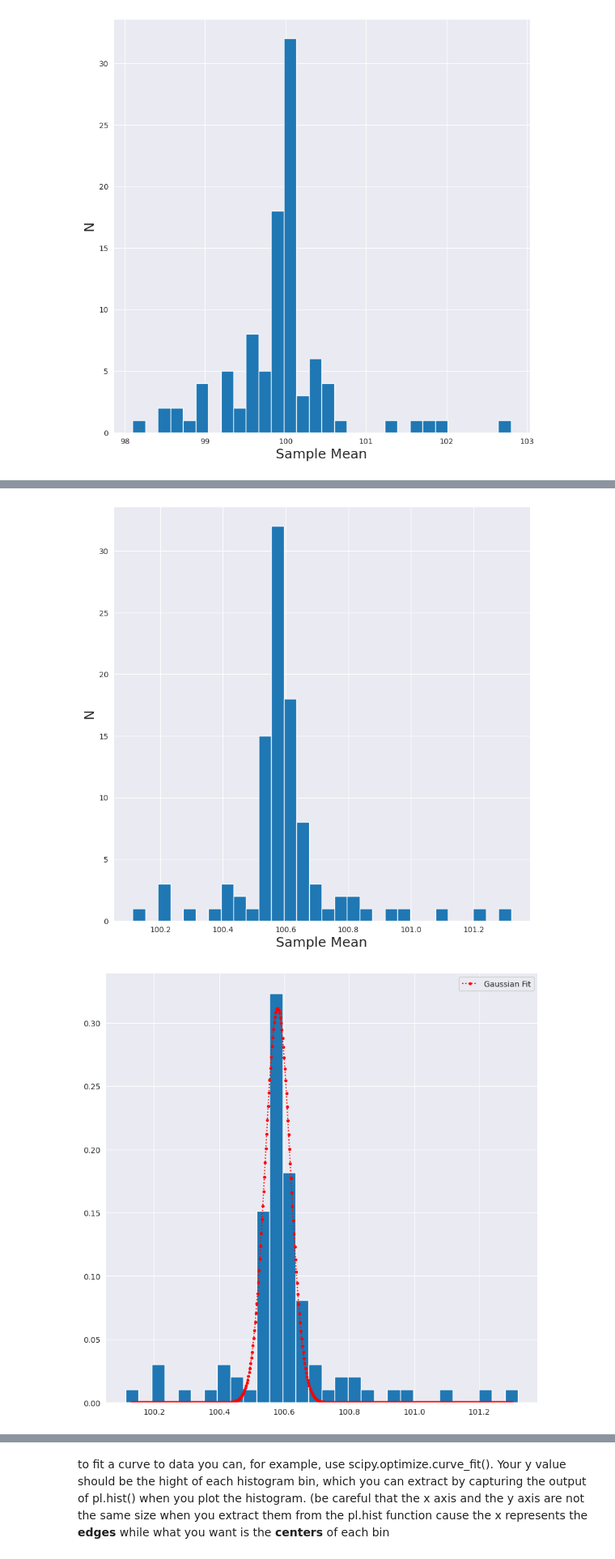
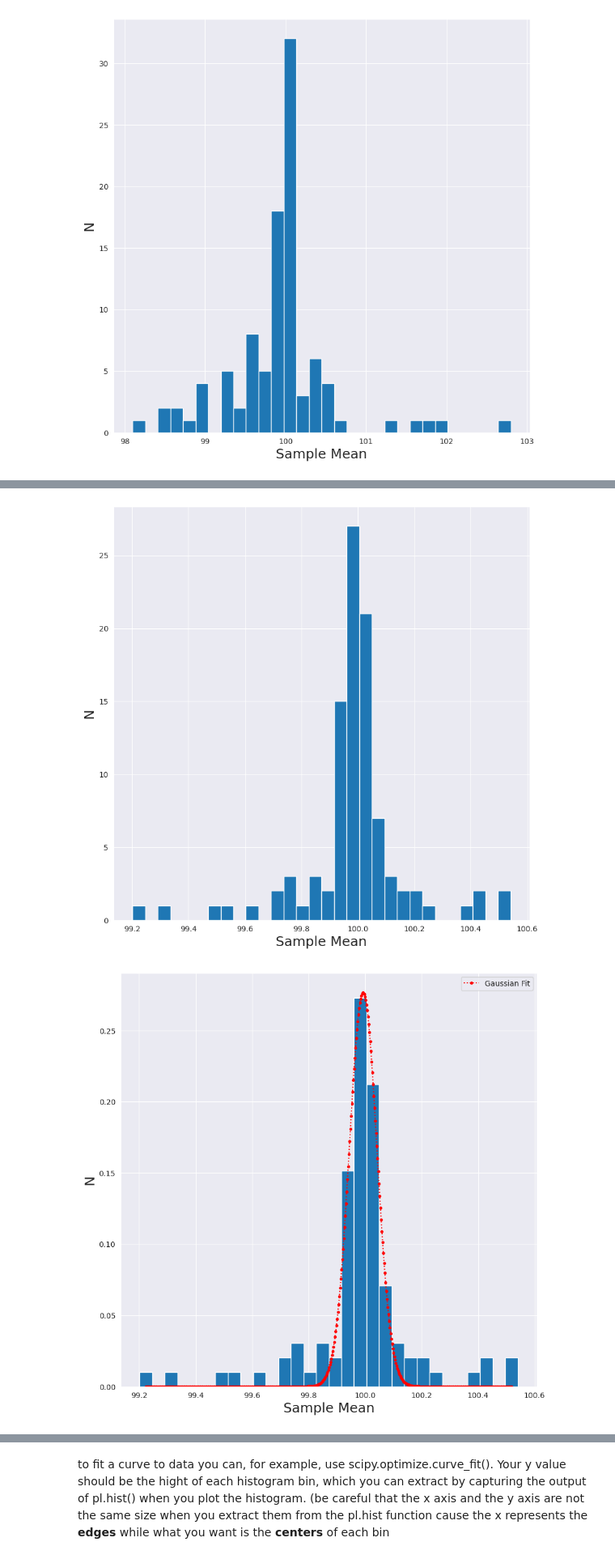
Before and after one commit to joseluisfalla/DSPS_JFalla, a Jupyter notebook: HW2/HW2_CentralLimitTheorem_JFalla.ipynb, the cells around one changed output, grey strips where cells are left out. Shown at 81% size. Saved outputs shown, nothing was run; the diff lists cells and outputs as text; code cells hidden in the pictures.

```diff
--- a/HW2/HW2_CentralLimitTheorem_JFalla.ipynb
+++ b/HW2/HW2_CentralLimitTheorem_JFalla.ipynb
@@ -447,10 +455,10 @@ pl.show()
 # %%
 np.random.seed(1776)
 
-mydists['gumbel'] = {}
-mydists['gumbel'][100] = np.random.gumbel(loc=my_mean, scale=1, size=100)
+mydists['laplace'] = {}
+mydists['laplace'][100] = np.random.laplace(loc=my_mean, scale=1, size=100)
 
-pl.hist(mydists['gumbel'][100], bins = 30)
+pl.hist(mydists['laplace'][100], bins = 30)
 pl.ylabel('N')
 pl.xlabel('x');
 # %% [output]
@@ -466,19 +474,19 @@ Gumbel distribution mean = 100.59.
 # %%
 for n in my_size:
-    mydists['gumbel'][n] = np.random.gumbel(loc=my_mean, scale=1, size=n)
+    mydists['laplace'][n] = np.random.laplace(loc=my_mean, scale=1, size=n)
 
-mydists['gumbel']['means'] = {}
+mydists['laplace']['means'] = {}
 
 axnormal_mu_n = pl.figure(figsize=(10,6)).add_subplot(111)
 
-for nn in mydists['gumbel']:
+for nn in mydists['laplace']:
     if not type(nn) == str: # needed because one element is "mean"
-        mydists['gumbel']['means'][nn] = mydists['gumbel'][nn].mean()
+        mydists['laplace']['means'][nn] = mydists['laplace'][nn].mean()
         #and plot it
-        axnormal_mu_n.plot(nn, mydists['gumbel']['means'][nn], 'o')
+        axnormal_mu_n.plot(nn, mydists['laplace']['means'][nn], 'o')
         axnormal_mu_n.set_xlabel('Sample Size', fontsize=18)
         axnormal_mu_n.set_ylabel('Sample Mean', fontsize=18)
-axnormal_mu_n.set_title('Gumbel Distribution', fontsize=18)
+axnormal_mu_n.set_title('Laplace Distribution', fontsize=18)
 axnormal_mu_n.plot([min(my_size), max(my_size)], [my_mean, my_mean], 'k')
 axnormal_mu_n.text(axnormal_mu_n.get_xlim()[1] * .6, 100, "Expected Mean",
                   va="bottom", fontsize=20);
@@ -487,40 +495,42 @@ axnormal_mu_n.text(axnormal_mu_n.get_xlim()[1] * .6, 100, "Expected Mean",
 # %%
-all_means_gumbel = list(mydists['gumbel']['means'].values())
+all_means_laplace = list(mydists['laplace']['means'].values())
 
 pl.figure(figsize=(10, 10))
-pl.hist(all_means_gumbel, bins=30)
+pl.hist(all_means_laplace, bins=30)
 pl.xlabel('Sample Mean', fontsize = 18)
 pl.ylabel('N', fontsize = 18);
 # %% [output]
-[figure, old version]
+[figure, new version]
 # %%
 def gaussian(x, C, mu, sigma):
     return C * np.exp(-(x - mu)**2 / (2 * sigma**2))
 
-heights, bin_edges, patch = pl.hist(all_means_gumbel,bins=30)
+heights, bin_edges, patch = pl.hist(all_means_laplace,bins=30)
 heights = heights/sum(heights)
 
 pl.close()
 
 y_hist = heights
 x_hist = (bin_edges[:-1] + bin_edges[1:]) / 2
 
 mu = sum(x_hist * y_hist) / sum(y_hist)
 sigma = sum(y_hist * (x_hist - mu)**2) / sum(y_hist)
 
 popt, pcov = curve_fit(gaussian, x_hist, y_hist, p0=[max(y_hist), mu, sigma], maxfev=5000)
 
 pl.figure(figsize=(10, 10))
 
 x_hist_2 = np.linspace(np.min(x_hist), np.max(x_hist), 500)
 pl.plot(x_hist_2, gaussian(x_hist_2, *popt),'r.:', label='Gaussian Fit')
 pl.legend()
 
-weights = np.ones_like(all_means_gumbel) / len(all_means_gumbel)
-pl.hist(all_means_gumbel, bins=30, weights=weights)
+weights = np.ones_like(all_means_laplace) / len(all_means_laplace)
+pl.hist(all_means_laplace, bins=30, weights=weights)
+pl.xlabel('Sample Mean', fontsize = 18)
+pl.ylabel('N', fontsize = 18);
 pl.show()
 # %% [output]
-[figure, old version]
+[figure, new version]
 # %% [markdown]
 # 661 students: fita  a Gaussian to the histogram of the means for each distribution
 
```
Also changed, not shown: parts of 16 cells of this notebook.
